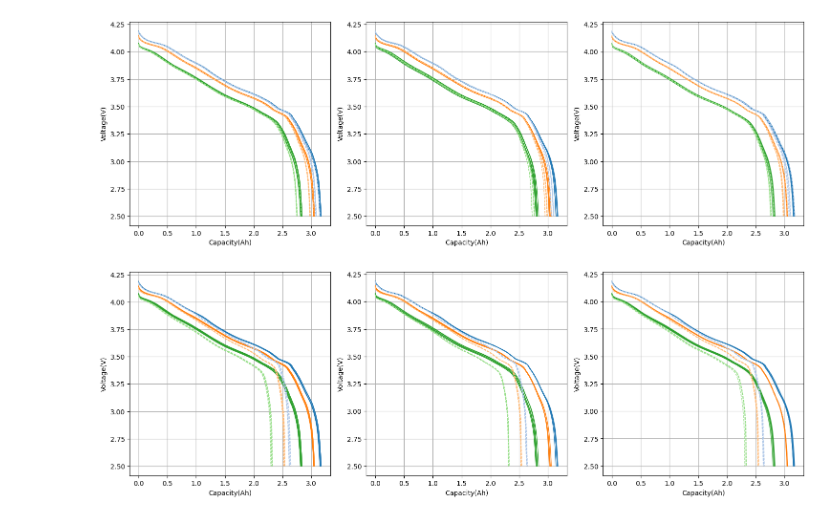
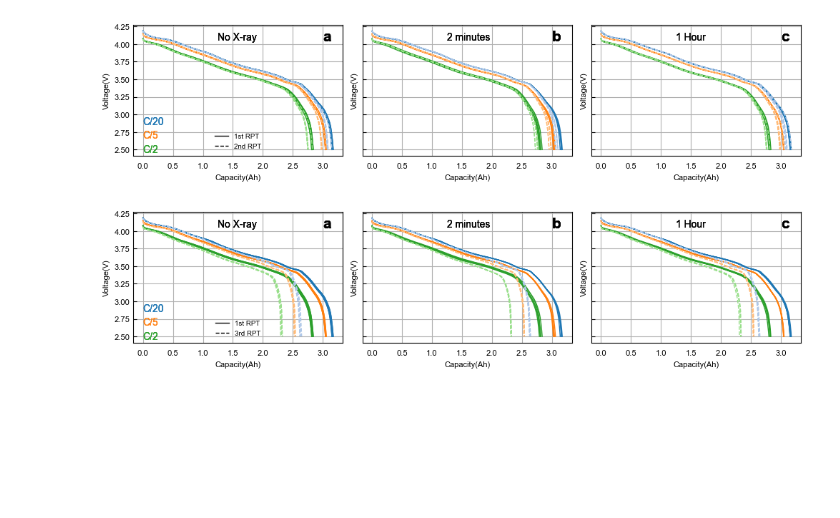
Before and after one commit to jinhongm-umich/X-ray-influence, a Jupyter notebook: Clean SI Fig 2&3.ipynb, the cells around one changed output. Saved outputs shown, nothing was run; the diff lists cells and outputs as text; code cells hidden in the pictures; blank space fills up the shorter version.

```diff
--- a/Clean SI Fig 2&3.ipynb
+++ b/Clean SI Fig 2&3.ipynb
@@ -39,19 +39,6 @@ import matplotlib.pyplot as plt
 
 # 폴더 경로를 설정합니다.
 script_dir = os.getcwd()
-
-# 폴더 경로를 설정합니다.
-folders = {
-    'No_1st': os.path.join(script_dir, '1-No x-ray(1-5)/1st RPT'),
-    'No_2nd': os.path.join(script_dir, '1-No x-ray(1-5)/2nd RPT'),
-    'No_3rd': os.path.join(script_dir, '1-No x-ray(1-5)/3rd RPT'),
-    '2 minutes_1st': os.path.join(script_dir, '2-2m damage(6-10)/1st RPT'),
-    '2 minutes_2nd': os.path.join(script_dir, '2-2m damage(6-10)/2nd RPT'),
-    '2 minutes_3rd': os.path.join(script_dir, '2-2m damage(6-10)/3rd RPT'),
-    '1 Hour_1st': os.path.join(script_dir, '3-1H damage(11-15)/1st RPT'),
-    '1 Hour_2nd': os.path.join(script_dir, '3-1H damage(11-15)/2nd RPT'),
-    '1 Hour_3rd': os.path.join(script_dir, '3-1H damage(11-15)/3rd RPT')
-}
 
 folder_No_1st = os.path.join(script_dir, '1-No x-ray(1-5)/1st RPT')
 folder_No_2nd = os.path.join(script_dir, '1-No x-ray(1-5)/2nd RPT')
@@ -73,7 +60,7 @@ def filter_data(df, step_index):
 colors_1st = ['#1f77b4', '#ff7f0e', '#2ca02c']  # 모던한 색상
 colors_2nd = ['#aec7e8', '#ffbb78', '#98df8a']  # 채도를 낮춘 색상
 
-fig, axes = plt.subplots(1, 3, figsize=(15, 5))
+fig, axes = plt.subplots(1, 3, figsize=(fig_width_3col_inches, fig_height), sharey=True)
 
 # 첫 번째 폴더의 모든 엑셀 파일을 불러옵니다.
 for filename in os.listdir(folder_No_1st):
@@ -118,34 +105,49 @@ for filename in os.listdir(folder_2_minutes_2nd):
 # 다섯 번째 폴더의 모든 엑셀 파일을 불러옵니다.
 for filename in os.listdir(folder_1_Hour_1st):
     if filename.endswith('.xlsx'):
         filepath = os.path.join(folder_1_Hour_1st, filename)
         df = pd.read_excel(filepath, header=0, sheet_name='record')
 
     for i, step_index in enumerate([6, 10, 14]):
         voltage_data, capacity_data, filtered_df = filter_data(df, step_index)
         axes[2].plot(capacity_data, voltage_data, linestyle='-', linewidth=1, color=colors_1st[i])
 
 # 여섯 번째 폴더의 모든 엑셀 파일을 불러옵니다.
 for filename in os.listdir(folder_1_Hour_2nd):
     if filename.endswith('.xlsx'):
         filepath = os.path.join(folder_1_Hour_2nd, filename)
         df = pd.read_excel(filepath, header=0, sheet_name='record')
 
     for i, step_index in enumerate([6, 10, 14]):
         voltage_data, capacity_data, filtered_df = filter_data(df, step_index)
         axes[2].plot(capacity_data, voltage_data, linestyle='--', linewidth=1, color=colors_2nd[i])
 
 step_titles = ['No X-ray', '2 minutes', '1 Hour']
 for i, ax in enumerate(axes):
     # ax.set_title(step_titles[i])
     ax.set_xlabel('Capacity(Ah)')
     ax.set_ylabel('Voltage(V)')
     ax.grid(True)
 
+    axes[0].text(3, 4.1, 'a', fontsize=15, fontweight='bold', ha='left', va='center')
+    axes[1].text(3, 4.1, 'b', fontsize=15, fontweight='bold', ha='left', va='center')
+    axes[2].text(3, 4.1, 'c', fontsize=15, fontweight='bold', ha='left', va='center')
+    axes[0].text(1.25, 4.1, 'No X-ray', fontsize=10, ha='left', va='center')
+    axes[1].text(1.25, 4.1, '2 minutes', fontsize=10, ha='left', va='center')
+    axes[2].text(1.25, 4.1, '1 Hour', fontsize=10, ha='left', va='center')
+
+    axes[0].text(-0, 2.9, 'C/20', color= '#1f77b4', fontsize=10, ha='left', va='center')
+    axes[0].text(-0, 2.7, 'C/5', color= '#ff7f0e', fontsize=10, ha='left', va='center')
+    axes[0].text(-0, 2.5, 'C/2', color= '#2ca02c', fontsize=10, ha='left', va='center')
+
+axes[0].plot([], [], linestyle='-', linewidth=1, color='black', label='1st RPT')
+axes[0].plot([], [], linestyle='--', linewidth=1, color='black', label='2nd RPT')
+axes[0].legend(loc='lower center')
+
 plt.tight_layout()
 plt.show()
 # %% [output]
-[figure, old version]
+[figure, new version]
 # %%
 import os
 import pandas as pd
@@ -175,7 +177,7 @@ def filter_data(df, step_index):
 colors_1st = ['#1f77b4', '#ff7f0e', '#2ca02c']  # 모던한 색상
 colors_2nd = ['#aec7e8', '#ffbb78', '#98df8a']  # 채도를 낮춘 색상
 
-fig, axes = plt.subplots(1, 3, figsize=(15, 5))
+fig, axes = plt.subplots(1, 3, figsize=(fig_width_3col_inches, fig_height), sharey=True)
 
 # 첫 번째 폴더의 모든 엑셀 파일을 불러옵니다.
 for filename in os.listdir(folder_No_1st):
@@ -244,7 +246,22 @@ for i, ax in enumerate(axes):
     ax.set_ylabel('Voltage(V)')
     ax.grid(True)
 
+    axes[0].text(3, 4.1, 'a', fontsize=15, fontweight='bold', ha='left', va='center')
+    axes[1].text(3, 4.1, 'b', fontsize=15, fontweight='bold', ha='left', va='center')
+    axes[2].text(3, 4.1, 'c', fontsize=15, fontweight='bold', ha='left', va='center')
+
+    axes[0].text(1.25, 4.1, 'No X-ray', fontsize=10, ha='left', va='center')
+    axes[1].text(1.25, 4.1, '2 minutes', fontsize=10, ha='left', va='center')
+    axes[2].text(1.25, 4.1, '1 Hour', fontsize=10, ha='left', va='center')
+
+    axes[0].text(-0, 2.9, 'C/20', color= '#1f77b4', fontsize=10, ha='left', va='center')
+    axes[0].text(-0, 2.7, 'C/5', color= '#ff7f0e', fontsize=10, ha='left', va='center')
+    axes[0].text(-0, 2.5, 'C/2', color= '#2ca02c', fontsize=10, ha='left', va='center')
+axes[0].plot([], [], linestyle='-', linewidth=1, color='black', label='1st RPT')
+axes[0].plot([], [], linestyle='--', linewidth=1, color='black', label='3rd RPT')
+axes[0].legend(loc='lower center')
+
 plt.tight_layout()
 plt.show()
 # %% [output]
-[figure, old version]
+[figure, new version]
```
